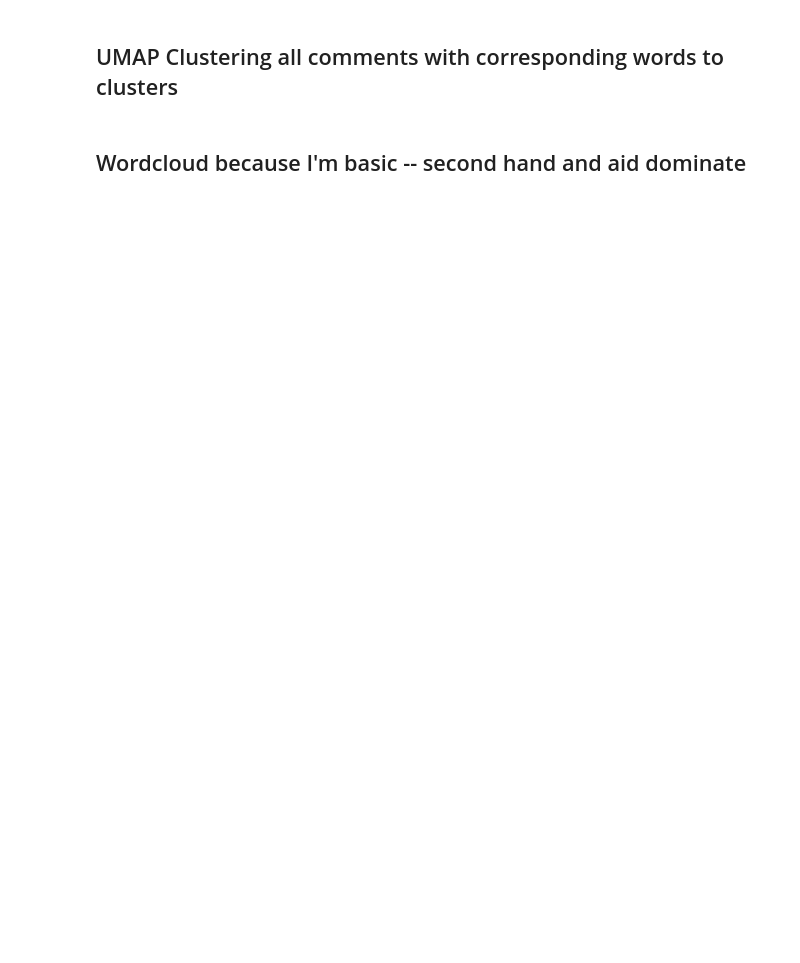
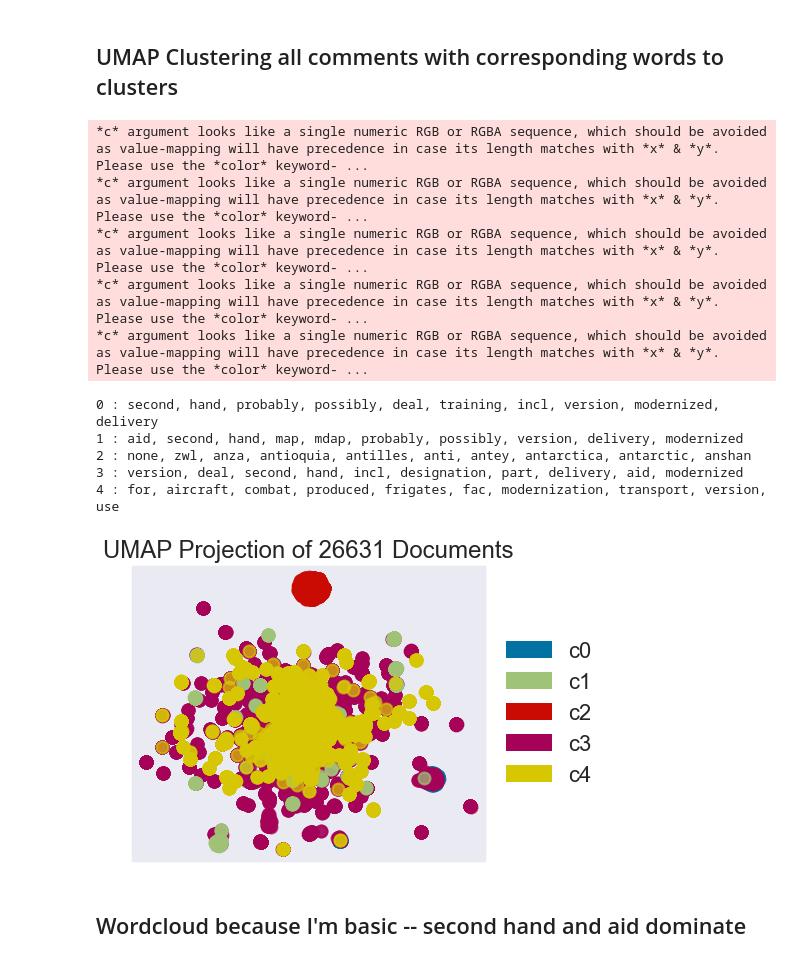
Before and after one commit to MichaelBurak/arms-trade-analysis, a Jupyter notebook: sipri-trades.ipynb, the cells around one changed output. Saved outputs shown, nothing was run; the diff lists cells and outputs as text; code cells hidden in the pictures; blank space fills up the shorter version.

```diff
--- a/sipri-trades.ipynb
+++ b/sipri-trades.ipynb
@@ -1549,22 +1559,34 @@ Name: Comments, Length: 26631, dtype: object
 # %% [markdown]
 ## UMAP Clustering all comments with corresponding words to clusters
 # %%
-# #clustering all comment
+#clustering all comment
 
-# clusters = KMeans(n_clusters=5)
-# clusters.fit(X)
+clusters = KMeans(n_clusters=5)
+clusters.fit(X)
 
-# umap = UMAPVisualizer()
-# umap.fit(X, ["c{}".format(c) for c in clusters.labels_])
-# umap.show(outpath="./images/umapwordcluster.png")
+umap = UMAPVisualizer()
+umap.fit(X, ["c{}".format(c) for c in clusters.labels_])
+umap.show(outpath="./images/umapwordcluster.png")
 
-# tf_words = tfidf.get_feature_names()
-# common_words = clusters.cluster_centers_.argsort()[:,-1:-11:-1]
+tf_words = tfidf.get_feature_names()
+common_words = clusters.cluster_centers_.argsort()[:,-1:-11:-1]
 
-# for num, centroid in enumerate(common_words):
-#     print(str(num) + ' : ' + ', '.join(tf_words[word] for word in centroid))
+for num, centroid in enumerate(common_words):
+    print(str(num) + ' : ' + ', '.join(tf_words[word] for word in centroid))
 
-#     common_words = clusters.cluster_centers_.argsort()[:,-1:-11:-1]
+    common_words = clusters.cluster_centers_.argsort()[:,-1:-11:-1]
+# %% [output]
+*c* argument looks like a single numeric RGB or RGBA sequence, which should be avoided as value-mapping will have precedence in case its length matches with *x* & *y*.  Please use the *color* keyword- ...
+*c* argument looks like a single numeric RGB or RGBA sequence, which should be avoided as value-mapping will have precedence in case its length matches with *x* & *y*.  Please use the *color* keyword- ...
+*c* argument looks like a single numeric RGB or RGBA sequence, which should be avoided as value-mapping will have precedence in case its length matches with *x* & *y*.  Please use the *color* keyword- ...
+*c* argument looks like a single numeric RGB or RGBA sequence, which should be avoided as value-mapping will have precedence in case its length matches with *x* & *y*.  Please use the *color* keyword- ...
+*c* argument looks like a single numeric RGB or RGBA sequence, which should be avoided as value-mapping will have precedence in case its length matches with *x* & *y*.  Please use the *color* keyword- ...
+0 : second, hand, probably, possibly, deal, training, incl, version, modernized, delivery
+1 : aid, second, hand, map, mdap, probably, possibly, version, delivery, modernized
+2 : none, zwl, anza, antioquia, antilles, anti, antey, antarctica, antarctic, anshan
+3 : version, deal, second, hand, incl, designation, part, delivery, aid, modernized
+4 : for, aircraft, combat, produced, frigates, fac, modernization, transport, version, use
+[figure, added]
 # %% [markdown]
 ## Wordcloud because I'm basic -- second hand and aid dominate
 # %%
```
Also changed, not shown: parts of 86 cells of this notebook, 2 other files.
